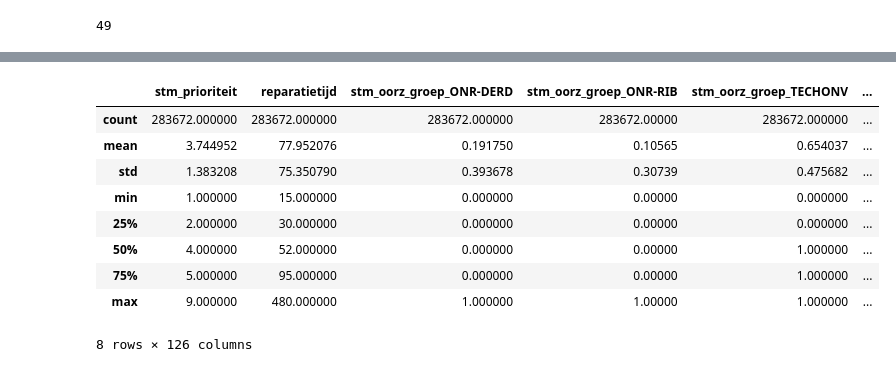
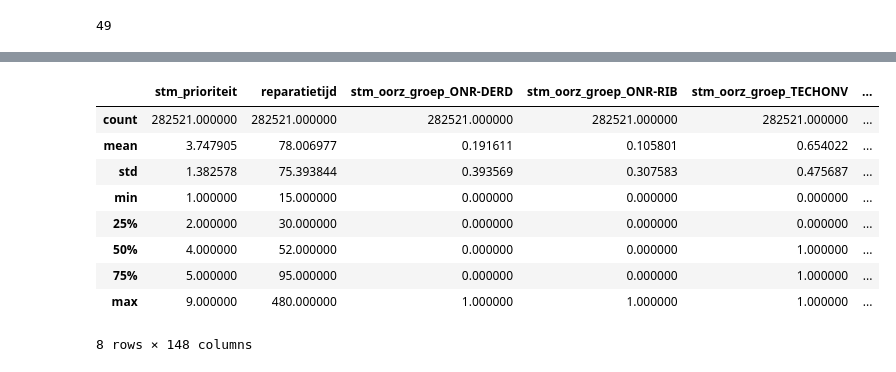
Before and after one commit to AmaryllisLee/DDB_Prorail, a Jupyter notebook: modellen/Data_understanding_Preparation_Nieuwe_Features.ipynb, the cells around one changed output, grey strips where cells are left out. Drawn from its saved outputs; the diff is of its cells as text; code cells hidden in the pictures.

```diff
--- a/modellen/Data_understanding_Preparation_Nieuwe_Features.ipynb
+++ b/modellen/Data_understanding_Preparation_Nieuwe_Features.ipynb
@@ -192,7 +156,7 @@ reparatietijd          0
 dtype: int64
 # %%
 #niet behorende contract gebied codes verwijderen:[ 50., 53., 54., 55., 56., 57., 62., 64., 82., 83.]
-data2 = data2[(data2['stm_contractgeb_gst'].isin([50, 53, 54, 55, 56, 57, 62, 64, 82, 83]))== False]
-
+data2 = data2[(data2['stm_contractgeb_gst'].isin([17, 50, 53, 54, 55, 56, 57, 62, 64, 82, 83]))== False]
+# niet behorende oorzaak codes verwijderen:[ 33, 48,51 en 999 ]
 data2 = data2[(data2['stm_oorz_code'].isin([33, 48, 51, 999])) == False]
 # %%
@@ -235,0 +205,3 @@ data2['stm_sap_meldtijd_uren'] = round(pd.to_timedelta(data2['stm_sap_meldtijd']
+# %%
+# Er zal in deze kolom de waardes 0 en 24. Deze zijn in principe 12:00 s'nacht, dus we kunnen alle waardes van 24 veranderen naar 0.
+data2['stm_sap_meldtijd_uren']= data2['stm_sap_meldtijd_uren'].replace(24, 0)
@@ -236,3 +214,6 @@ data2['stm_sap_meldtijd_uren'] = round(pd.to_timedelta(data2['stm_sap_meldtijd']
+# %%
+# In onze meldtijden zijn gecategoriseerd in uren. Weh hebben nu te maken met een nominale waardes dus we moeten dit encoden met get_dummies.
+data2 = pd.get_dummies(data2, columns = ['stm_sap_meldtijd_uren'])
 # %%
 data2.head()
 # %% [output]
@@ -246,16 +230,3 @@ data2.head()
 # %%
 # Data selectie waar we alle rijen pakken di een reparatietijd heeft
 data2 = data2[(data2['reparatietijd'] >= 15) & (data2['reparatietijd'] <=  480)]
-# %%
-data2.describe()
-# %% [output]
-|  | stm_prioriteit | reparatietijd | stm_oorz_groep_ONR-DERD | stm_oorz_groep_ONR-RIB | stm_oorz_groep_TECHONV | ... |
-| count | 283672.000000 | 283672.000000 | 283672.000000 | 283672.00000 | 283672.000000 | ... |
-| mean | 3.744952 | 77.952076 | 0.191750 | 0.10565 | 0.654037 | ... |
-| std | 1.383208 | 75.350790 | 0.393678 | 0.30739 | 0.475682 | ... |
-| min | 1.000000 | 15.000000 | 0.000000 | 0.00000 | 0.000000 | ... |
-| 25% | 2.000000 | 30.000000 | 0.000000 | 0.00000 | 0.000000 | ... |
-| 50% | 4.000000 | 52.000000 | 0.000000 | 0.00000 | 1.000000 | ... |
-| 75% | 5.000000 | 95.000000 | 0.000000 | 0.00000 | 1.000000 | ... |
-| max | 9.000000 | 480.000000 | 1.000000 | 1.00000 | 1.000000 | ... |
-8 rows × 126 columns
@@ -265,3 +233,17 @@ data2 = data2.drop('stm_sap_meldtijd', axis  = 1)
+# %%
+# attributen bekijken van de opgeschone dat
+data2.describe(include=  'all')
+# %% [output]
+|  | stm_prioriteit | reparatietijd | stm_oorz_groep_ONR-DERD | stm_oorz_groep_ONR-RIB | stm_oorz_groep_TECHONV | ... |
+| count | 282521.000000 | 282521.000000 | 282521.000000 | 282521.000000 | 282521.000000 | ... |
+| mean | 3.747905 | 78.006977 | 0.191611 | 0.105801 | 0.654022 | ... |
+| std | 1.382578 | 75.393844 | 0.393569 | 0.307583 | 0.475687 | ... |
+| min | 1.000000 | 15.000000 | 0.000000 | 0.000000 | 0.000000 | ... |
+| 25% | 2.000000 | 30.000000 | 0.000000 | 0.000000 | 0.000000 | ... |
+| 50% | 4.000000 | 52.000000 | 0.000000 | 0.000000 | 1.000000 | ... |
+| 75% | 5.000000 | 95.000000 | 0.000000 | 0.000000 | 1.000000 | ... |
+| max | 9.000000 | 480.000000 | 1.000000 | 1.000000 | 1.000000 | ... |
+8 rows × 148 columns
 # %%
 #Sla data2 op in een pkl bestand
 data2.to_pickle("data2.pkl")
```
Also changed, not shown: parts of 47 cells of this notebook.
